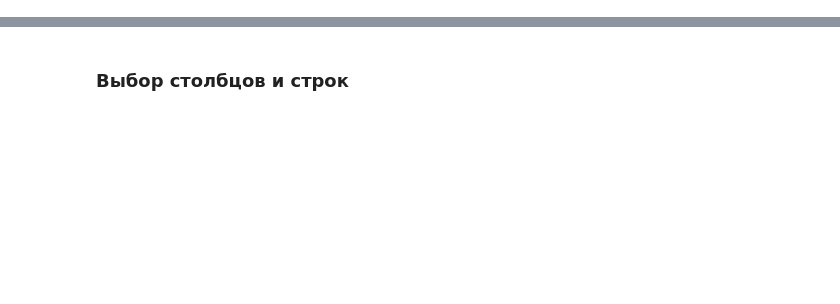
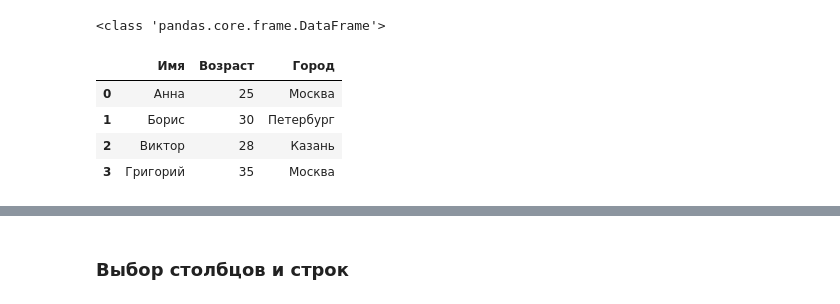
Before and after one commit to DinoZawrik/ML_BASE, a Jupyter notebook: Pandas.ipynb, the cells around one changed output, grey strips where cells are left out. Saved outputs shown, nothing was run; the diff lists cells and outputs as text; code cells hidden in the pictures; blank space fills up the shorter version.

```diff
--- a/Pandas.ipynb
+++ b/Pandas.ipynb
@@ -0,0 +34,22 @@
+# %%
+import pandas as pd # Импортируем библиотеку pandas и присваиваем ей псевдоним pd для краткости
+import numpy as np
+
+data = {
+    'Имя': ['Анна', 'Борис', 'Виктор', 'Григорий'],
+    'Возраст': [25, 30, 28, 35],
+    'Город': ['Москва', 'Петербург', 'Казань', 'Москва']
+}
+
+# Создаем DataFrame pandas под названием 'df' из словаря 'data'
+df = pd.DataFrame(data)
+
+print(type(df))
+df
+# %% [output]
+<class 'pandas.core.frame.DataFrame'>
+|  | Имя | Возраст | Город |
+| 0 | Анна | 25 | Москва |
+| 1 | Борис | 30 | Петербург |
+| 2 | Виктор | 28 | Казань |
+| 3 | Григорий | 35 | Москва |
```
Also changed, not shown: parts of 79 cells of this notebook.
